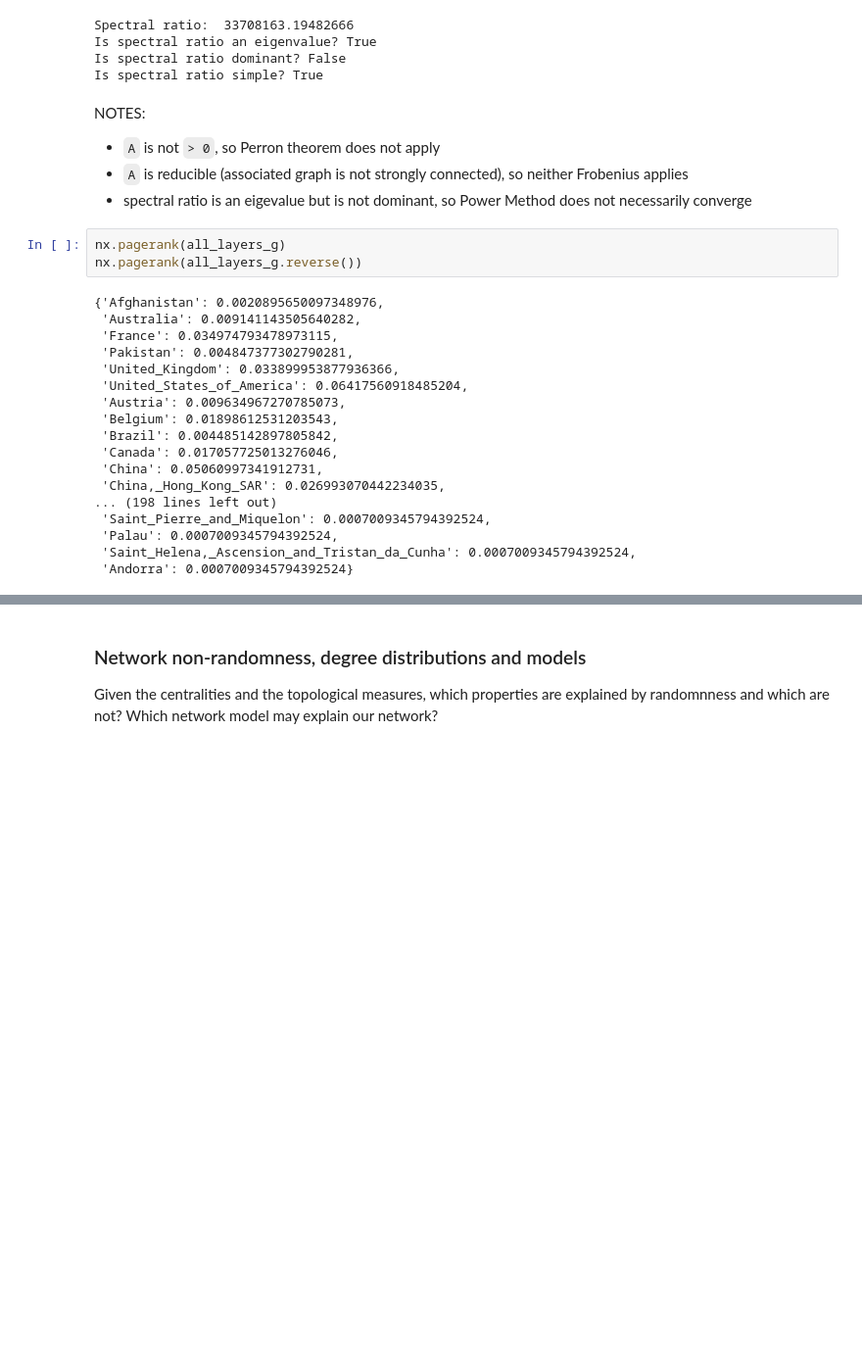
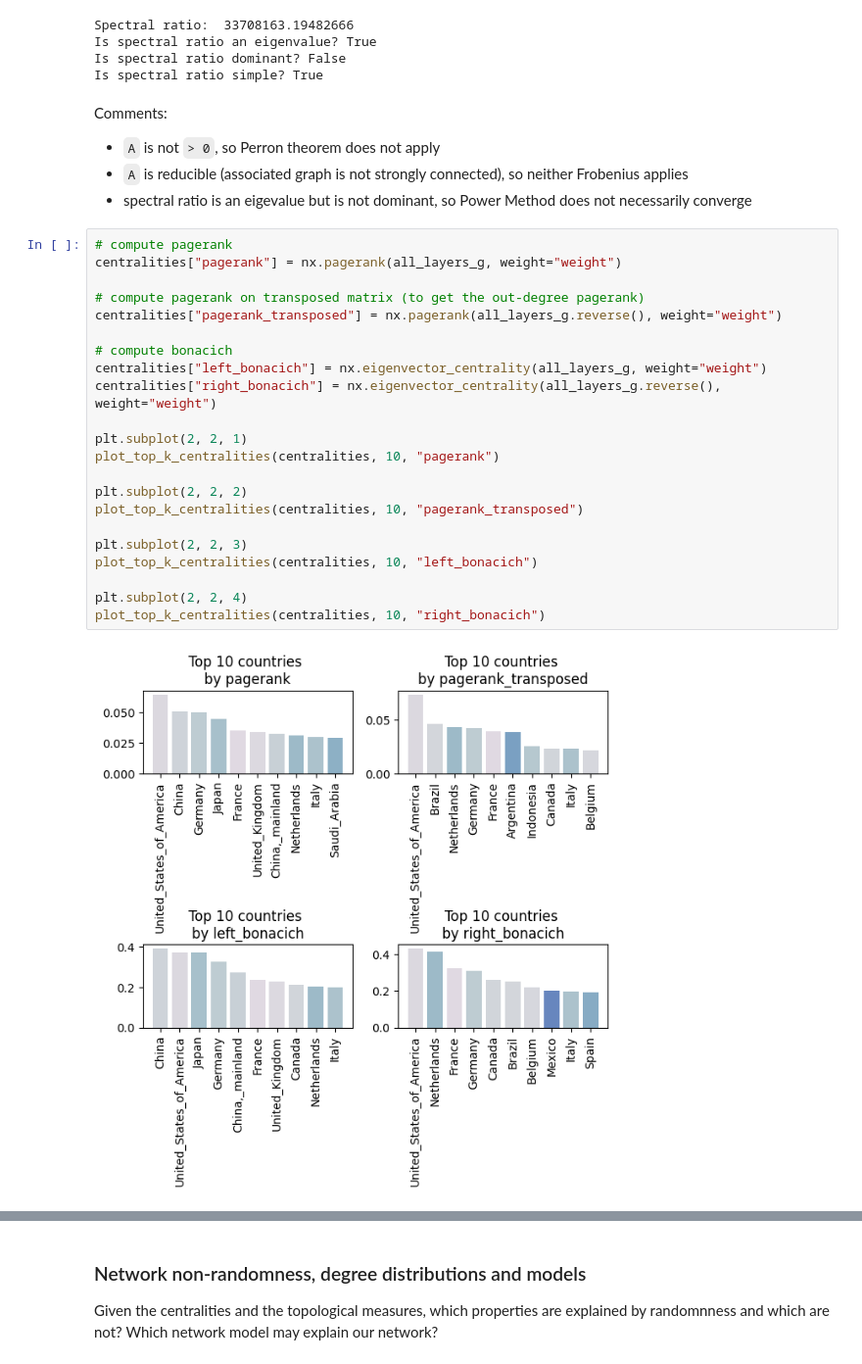
Before and after one commit to emanuelena49/fao-trade-network-analysis, a Jupyter notebook: fao_trade.ipynb, the cells around one changed output, grey strips where cells are left out. Shown at 98% size. Cells and saved outputs as stored; diff of their text form; blank space fills up the shorter version.

```diff
--- a/fao_trade.ipynb
+++ b/fao_trade.ipynb
@@ -547,28 +581,31 @@ Is spectral ratio an eigenvalue? True
 Is spectral ratio dominant? False
 Is spectral ratio simple? True
 # %% [markdown]
-NOTES:
+Comments:
 - `A` is not `> 0`, so Perron theorem does not apply
 - `A` is reducible (associated graph is not strongly connected), so neither Frobenius applies
 - spectral ratio is an eigevalue but is not dominant, so Power Method does not necessarily converge
-# %%
-nx.pagerank(all_layers_g)
-nx.pagerank(all_layers_g.reverse())
-# %% [output]
-{'Afghanistan': 0.0020895650097348976,
- 'Australia': 0.009141143505640282,
- 'France': 0.034974793478973115,
- 'Pakistan': 0.004847377302790281,
- 'United_Kingdom': 0.033899953877936366,
- 'United_States_of_America': 0.06417560918485204,
- 'Austria': 0.009634967270785073,
- 'Belgium': 0.01898612531203543,
- 'Brazil': 0.004485142897805842,
- 'Canada': 0.017057725013276046,
- 'China': 0.05060997341912731,
- 'China,_Hong_Kong_SAR': 0.026993070442234035,
-... (198 lines left out)
- 'Saint_Pierre_and_Miquelon': 0.0007009345794392524,
- 'Palau': 0.0007009345794392524,
- 'Saint_Helena,_Ascension_and_Tristan_da_Cunha': 0.0007009345794392524,
- 'Andorra': 0.0007009345794392524}
+# %%
+# compute pagerank
+centralities["pagerank"] = nx.pagerank(all_layers_g, weight="weight")
+
+# compute pagerank on transposed matrix (to get the out-degree pagerank)
+centralities["pagerank_transposed"] = nx.pagerank(all_layers_g.reverse(), weight="weight")
+
+# compute bonacich
+centralities["left_bonacich"] = nx.eigenvector_centrality(all_layers_g, weight="weight")
+centralities["right_bonacich"] = nx.eigenvector_centrality(all_layers_g.reverse(), weight="weight")
+
+plt.subplot(2, 2, 1)
+plot_top_k_centralities(centralities, 10, "pagerank")
+
+plt.subplot(2, 2, 2)
+plot_top_k_centralities(centralities, 10, "pagerank_transposed")
+
+plt.subplot(2, 2, 3)
+plot_top_k_centralities(centralities, 10, "left_bonacich")
+
+plt.subplot(2, 2, 4)
+plot_top_k_centralities(centralities, 10, "right_bonacich")
+# %% [output]
+[figure, added]
```
Also changed, not shown: parts of 13 cells of this notebook.
